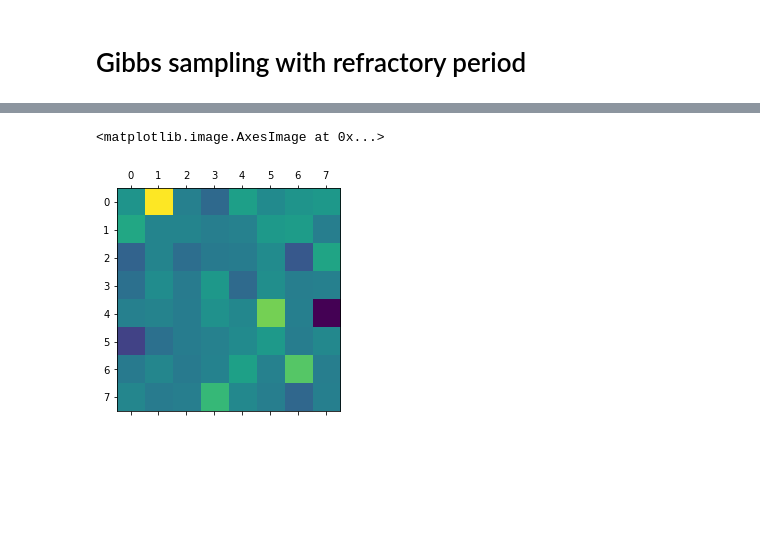
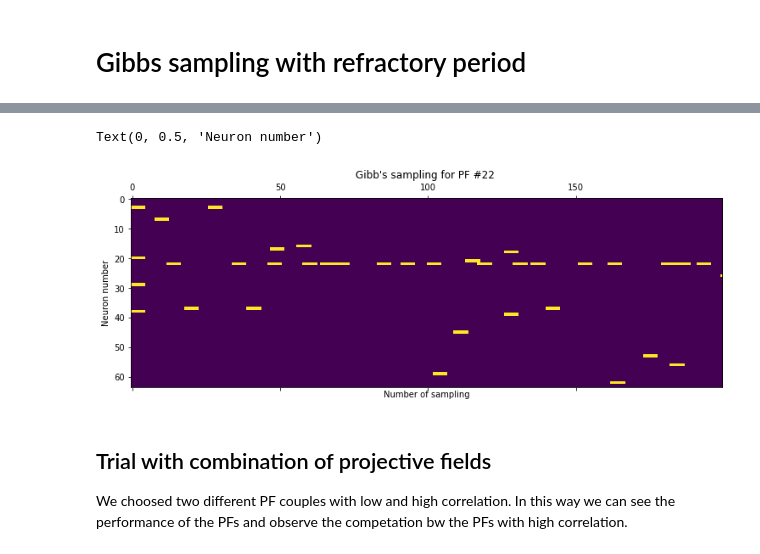
Before and after one commit to yavuz-s/Final-Project-phy527, a Jupyter notebook: Final Project - Sampling.ipynb, the cells around one changed output, grey strips where cells are left out. Cells and saved outputs as stored; diff of their text form; code cells hidden in the pictures; blank space fills up the shorter version.

```diff
--- a/Final Project - Sampling.ipynb
+++ b/Final Project - Sampling.ipynb
@@ -268,5 +111,14 @@ plt.matshow(np.reshape(W[1], (8,8)))
-# %%
-plt.matshow(np.reshape(np.matmul(np.transpose(Pf[:,:]),Pf[:,1]), (8,8)))
-# %% [output]
-<matplotlib.image.AxesImage at 0x...>
-[figure, removed]
+# %%
+response = Gibbs_sampling(Pf[:,sample_neuron_number], N_sampling);
+
+plt.matshow(response)
+plt.title("Gibb's sampling for PF #%.f "%sample_neuron_number)
+plt.xlabel("Number of sampling")
+plt.ylabel('Neuron number')
+# %% [output]
+Text(0, 0.5, 'Neuron number')
+[figure, added]
+# %% [markdown]
+## Trial with combination of projective fields
+
+We choosed two different PF couples with low and high correlation. In this way we can see the performance of the PFs and observe the competation bw the PFs with high correlation.
```
Also changed, not shown: parts of 60 cells of this notebook.
